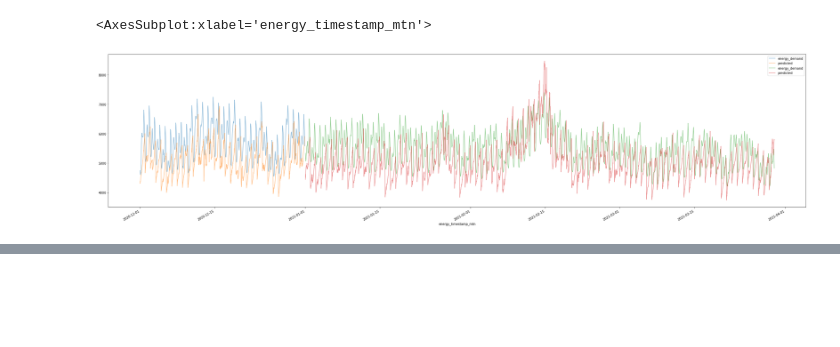
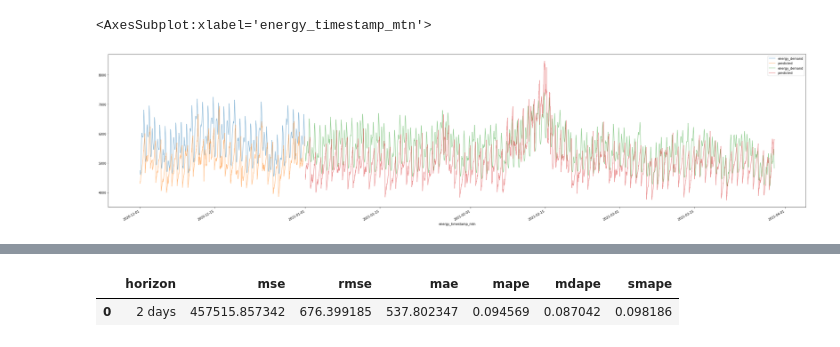
Before and after one commit to mharty3/energy_data_capstone, a Jupyter notebook: 05_model_training/02_simple_linear_model.ipynb, the cells around one changed output, grey strips where cells are left out. Cells and saved outputs as stored; diff of their text form; code cells hidden in the pictures; blank space fills up the shorter version.

```diff
--- a/05_model_training/02_simple_linear_model.ipynb
+++ b/05_model_training/02_simple_linear_model.ipynb
@@ -105,0 +140,6 @@ X_pred_future.loc[date_filter, ['energy_demand', 'predicted']].plot(alpha=0.5, f
+# %%
+df_p = performance_metrics(df_cv, rolling_window=1)
+df_p
+# %% [output]
+|  | horizon | mse | rmse | mae | mape | mdape | smape |
+| 0 | 2 days | 457515.857342 | 676.399185 | 537.802347 | 0.094569 | 0.087042 | 0.098186 |
```
Also changed, not shown: parts of 8 cells of this notebook, 1 other file.
